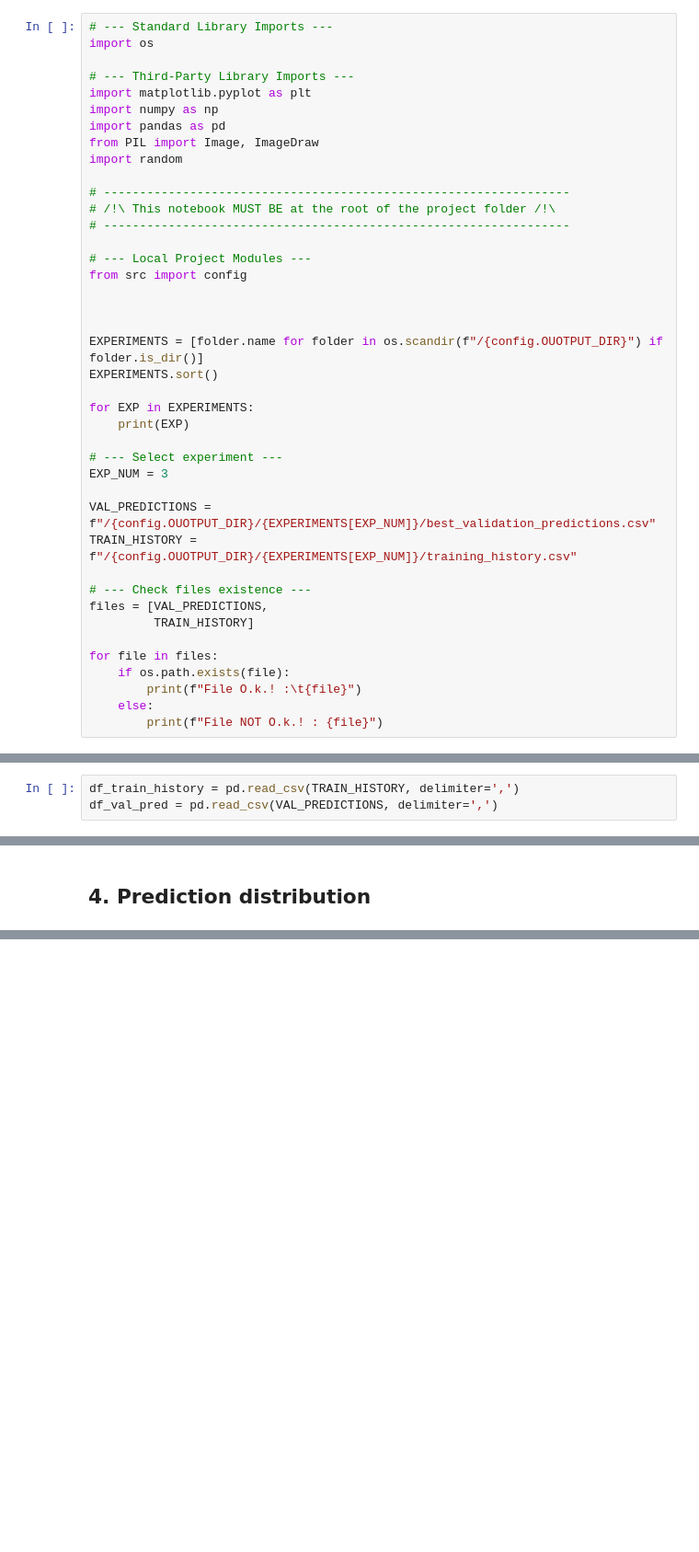
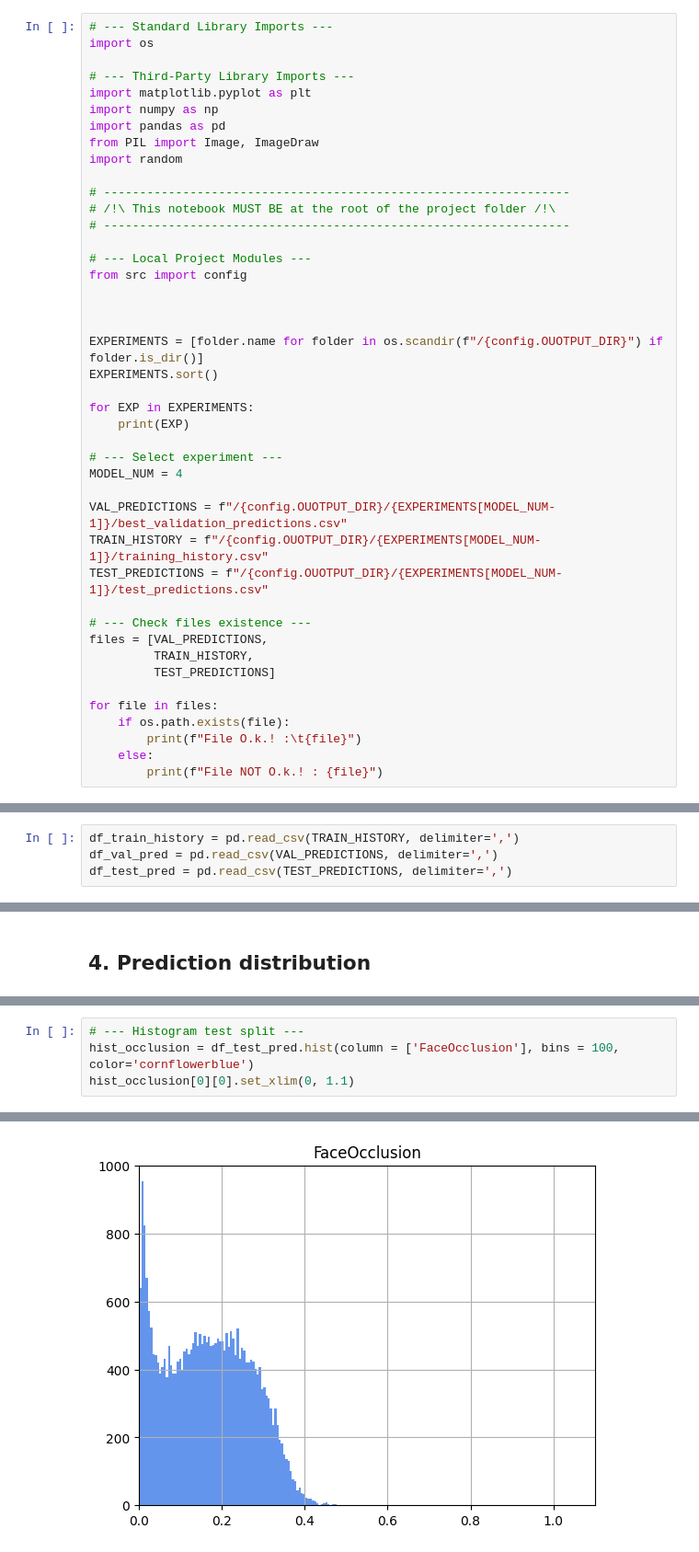
Before and after one commit to odelacruz-fierro/data-challenge-idemia, a Jupyter notebook: results.ipynb, the cells around one changed output, grey strips where cells are left out. Shown at 92% size. Saved outputs shown, nothing was run; the diff lists cells and outputs as text; blank space fills up the shorter version.

Commit message:
Model 4 seems to be the current winner.

```diff
--- a/results.ipynb
+++ b/results.ipynb
@@ -35,14 +35,16 @@ for EXP in EXPERIMENTS:
     print(EXP)
 
 # --- Select experiment ---
-EXP_NUM = 3
+MODEL_NUM = 4
 
-VAL_PREDICTIONS = f"/{config.OUOTPUT_DIR}/{EXPERIMENTS[EXP_NUM]}/best_validation_predictions.csv"
-TRAIN_HISTORY = f"/{config.OUOTPUT_DIR}/{EXPERIMENTS[EXP_NUM]}/training_history.csv"
+VAL_PREDICTIONS = f"/{config.OUOTPUT_DIR}/{EXPERIMENTS[MODEL_NUM-1]}/best_validation_predictions.csv"
+TRAIN_HISTORY = f"/{config.OUOTPUT_DIR}/{EXPERIMENTS[MODEL_NUM-1]}/training_history.csv"
+TEST_PREDICTIONS = f"/{config.OUOTPUT_DIR}/{EXPERIMENTS[MODEL_NUM-1]}/test_predictions.csv"
 
 # --- Check files existence ---
 files = [VAL_PREDICTIONS,
-         TRAIN_HISTORY]
+         TRAIN_HISTORY,
+         TEST_PREDICTIONS]
 
 for file in files:
     if os.path.exists(file):
@@ -61,6 +64,7 @@ File O.k.! :    /home/mambo/Documents/data-challenge-idemia/outputs/EXP_04_20260
 # %%
 df_train_history = pd.read_csv(TRAIN_HISTORY, delimiter=',')
 df_val_pred = pd.read_csv(VAL_PREDICTIONS, delimiter=',')
+df_test_pred = pd.read_csv(TEST_PREDICTIONS, delimiter=',')
 # %%
 # --- Train history ---
 df_train_history.info()
@@ -203,3 +228,8 @@ best_score = 0.0014366647927253
 hist_occlusion = df_val_pred.hist(column = ['target','pred'], bins = 100, color='cornflowerblue')
 # %% [output]
 [figure]
+# %%
+# --- Histogram test split ---
+hist_occlusion = df_test_pred.hist(column = ['FaceOcclusion'], bins = 100, color='cornflowerblue')
+hist_occlusion[0][0].set_xlim(0, 1.1)
+# %% [output]
@@ -205,0 +237 @@ hist_occlusion = df_val_pred.hist(column = ['target','pred'], bins = 100, color=
+[figure, added]
```
Also changed, not shown: parts of 4 cells of this notebook, 1 other file.
